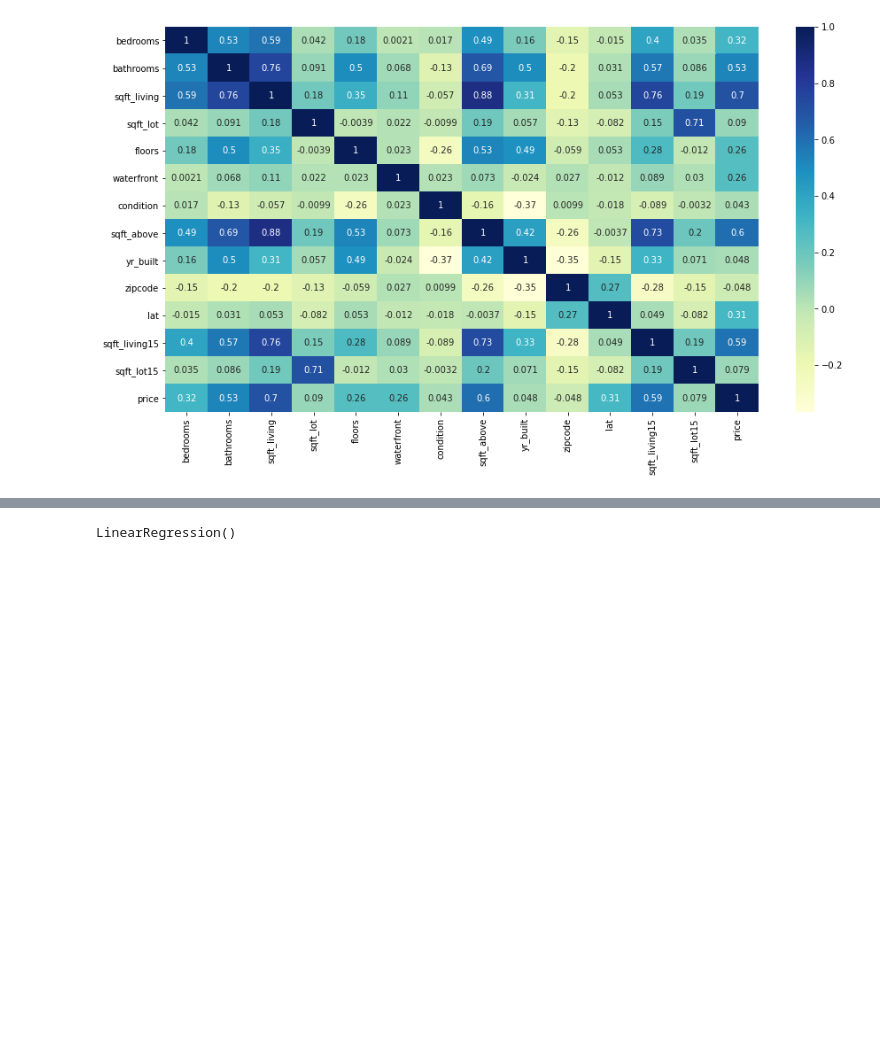
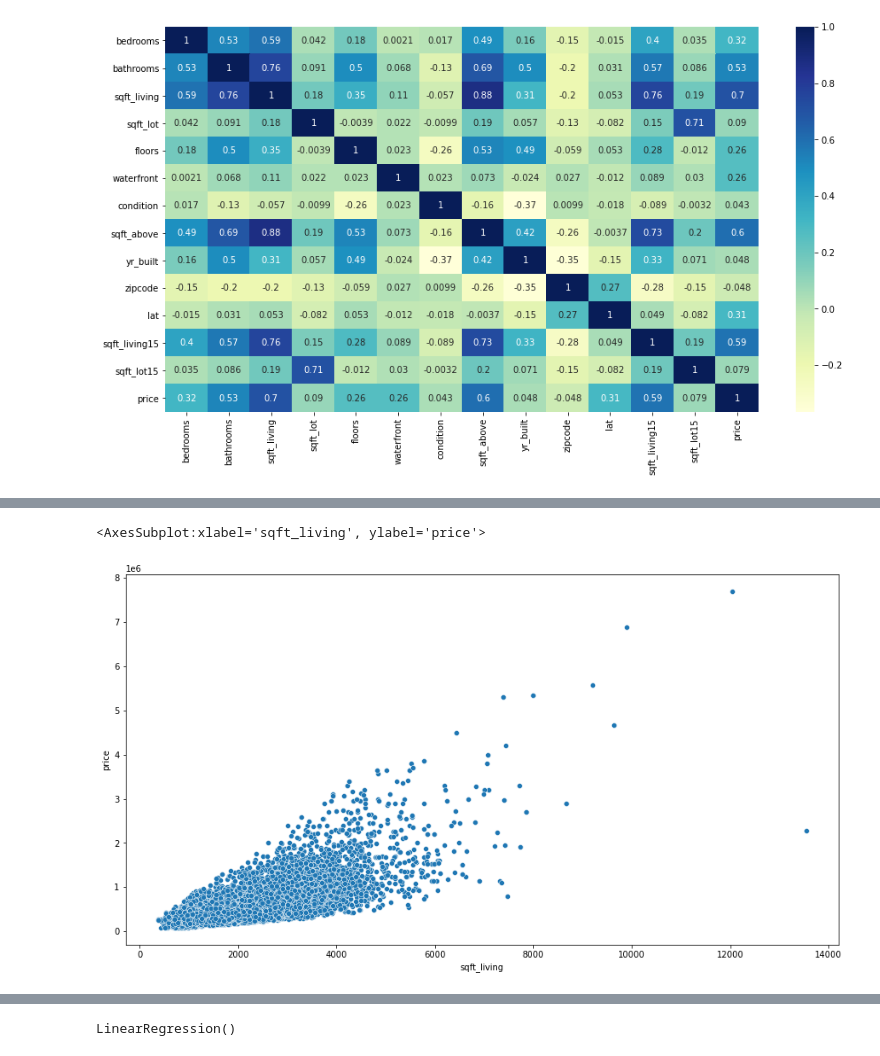
Before and after one commit to Collin9726/house-sales-regression-modeling, a Jupyter notebook: index.ipynb, the cells around one changed output, grey strips where cells are left out. Drawn from its saved outputs; the diff is of its cells as text; code cells hidden in the pictures; blank space fills up the shorter version.

```diff
--- a/index.ipynb
+++ b/index.ipynb
@@ -463,0 +493,6 @@ sns.heatmap(train_data.corr(), annot=True, cmap='YlGnBu')
+# %%
+plt.figure(figsize=(15, 8))
+sns.scatterplot(x='sqft_living', y='price', data=train_data)
+# %% [output]
+<AxesSubplot:xlabel='sqft_living', ylabel='price'>
+[figure, added]
```
Also changed, not shown: parts of 16 cells of this notebook.
